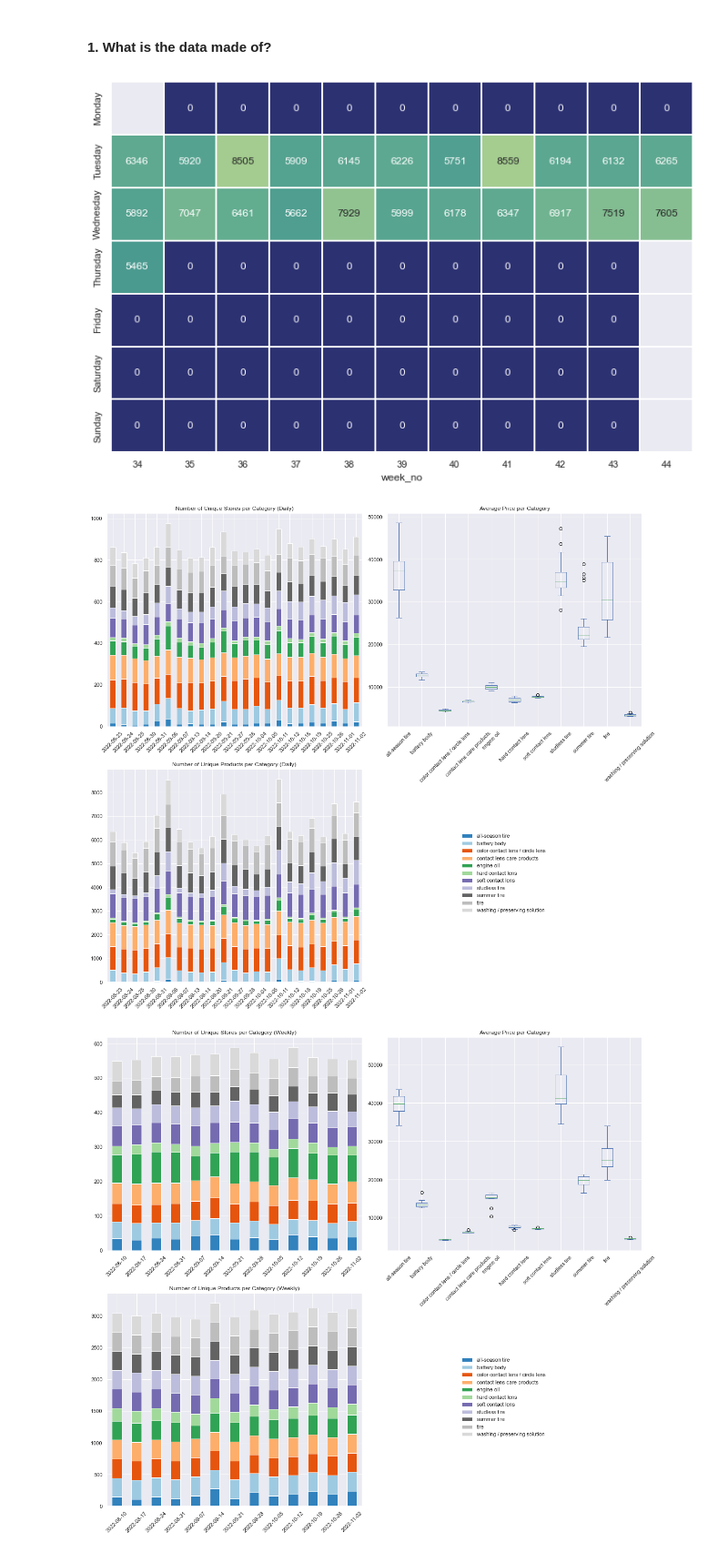
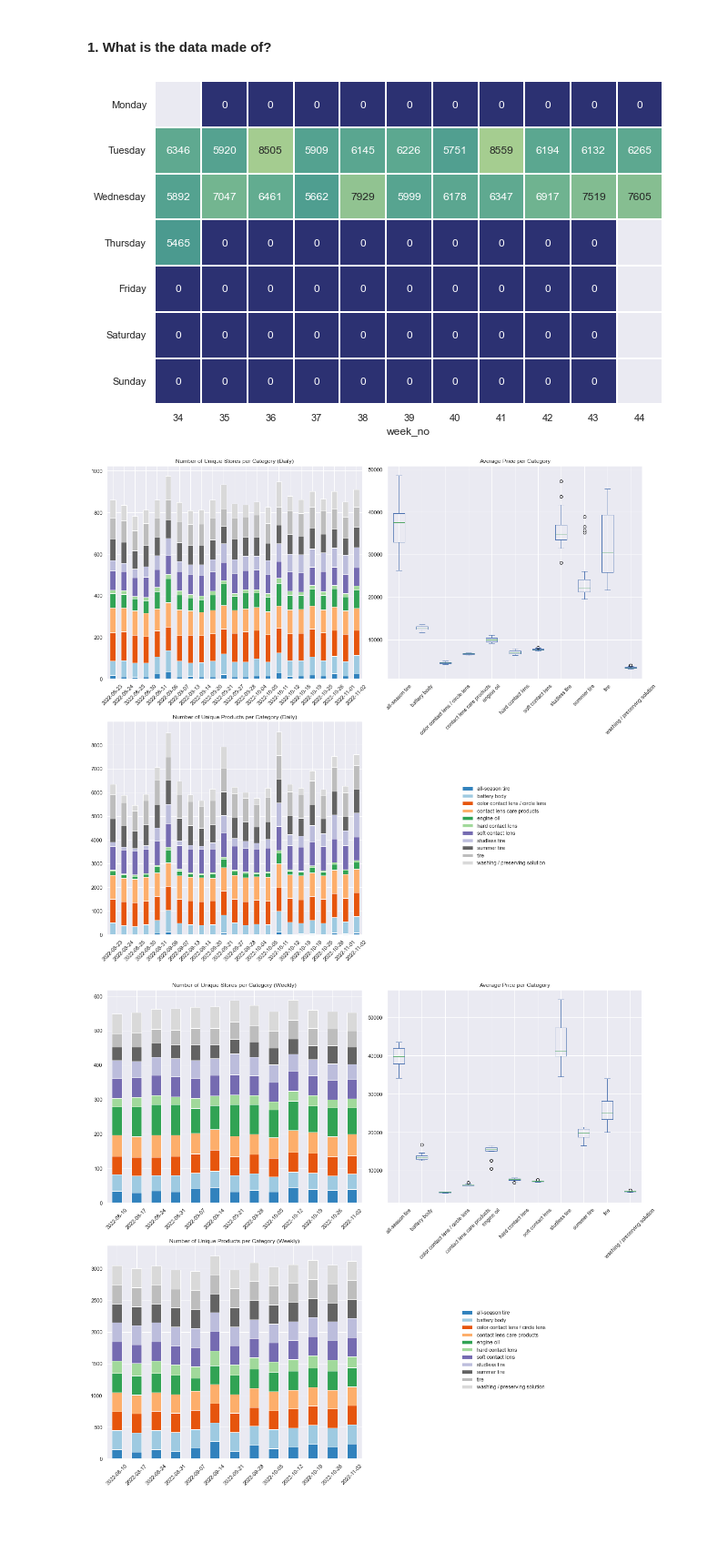
Before and after one commit to vanessapigwin/viz_for_scraper, a Jupyter notebook: analysis.ipynb, the cells around one changed output. Shown at 91% size. Drawn from its saved outputs; the diff is of its cells as text; code cells hidden in the pictures; blank space fills up the shorter version.

```diff
--- a/analysis.ipynb
+++ b/analysis.ipynb
@@ -131,33 +131,37 @@ df_weekly = pd.read_pickle('weekly.pkl')
 # %% [markdown]
 #### 1. What is the data made of?
 # %%
-# group by date scraped
-df_daily_samples = df_daily[['date_scraped', 'unique_product_code']].set_index('date_scraped')
-df_daily_samples.index = pd.to_datetime(df_daily_samples.index)
-df_daily_samples = df_daily_samples.resample('1D').count()
+def count_period_totals(df):
+    # group by date scraped
+    df_period_samples = df[['date_scraped', 'unique_product_code']].set_index('date_scraped')
+    df_period_samples.index = pd.to_datetime(df_period_samples.index)
+    df_period_samples = df_period_samples.resample('1D').count()
 
-# get week_number
-df_daily_samples['week_no'] = df_daily_samples.index.isocalendar().week
+    # get week_number
+    df_period_samples['week_no'] = df_period_samples.index.isocalendar().week
 
-# # get weekday
-df_daily_samples.index = df_daily_samples.index.dayofweek
-df_daily_samples = df_daily_samples.pivot(columns='week_no',values='unique_product_code')
-df_daily_samples = df_daily_samples.reset_index(drop=True)
+    # # get weekday
+    df_period_samples.index = df_period_samples.index.dayofweek
+    df_period_samples = df_period_samples.pivot(columns='week_no',values='unique_product_code')
+    df_period_samples = df_period_samples.reset_index(drop=True)
 
-sns.set(rc={"figure.figsize":(12,18)})
-sns.heatmap(
-    df_daily_samples,
-    cbar=False,
-    cmap='crest_r',
-    square=True,
-    annot=True,
-    linewidth=2.,
-    fmt=".0f",
-    yticklabels=['Monday', 'Tuesday', 'Wednesday', 'Thursday', 'Friday', 'Saturday', 'Sunday']
-)
-plt.show()
+    sns.set(rc={"figure.figsize":(10,8)})
+    sns.heatmap(
+        df_period_samples,
+        cbar=False,
+        cmap='crest_r',
+        square=True,
+        annot=True,
+        linewidth=2.,
+        fmt=".0f",
+        yticklabels=['Monday', 'Tuesday', 'Wednesday', 'Thursday', 'Friday', 'Saturday', 'Sunday']
+    )
+    plt.show()
+
+
+count_period_totals(df_daily)
 # %% [output]
-[figure, old version]
+[figure, new version]
 # %%
 def plot_summary(df_summary, label='Daily'):
 
@@ -215,7 +219,7 @@ df_daily_summary = df_daily.groupby(['category','date_scraped']).agg({
 
 plot_summary(df_summary=df_daily_summary, label='Daily')
 # %% [output]
-[figure, old version]
+[figure, new version]
 # %%
 df_weekly_summary = df_weekly.groupby(['category','date_scraped']).agg({
     'store':pd.Series.nunique,
```
Also changed, not shown: parts of 7 cells of this notebook, 1 other file.
